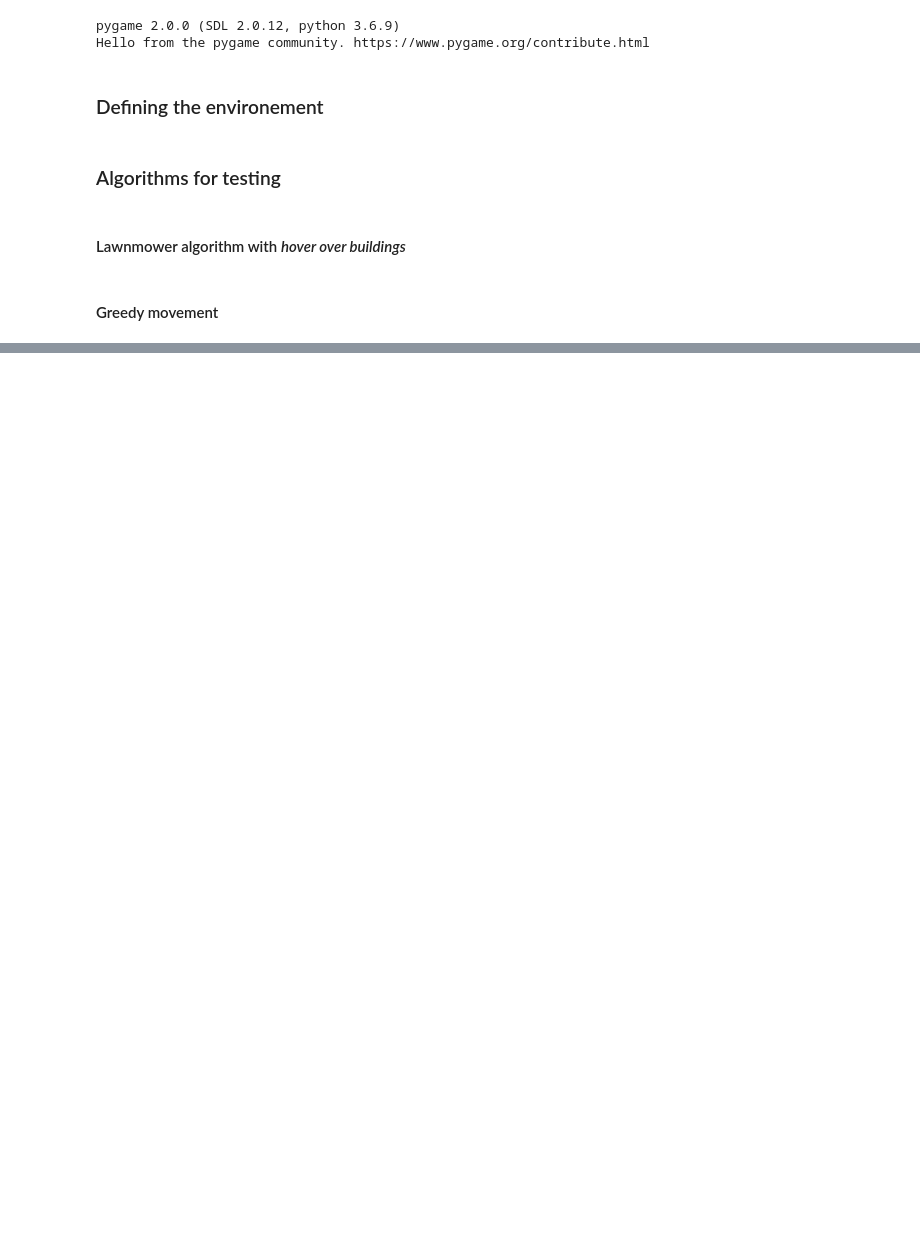
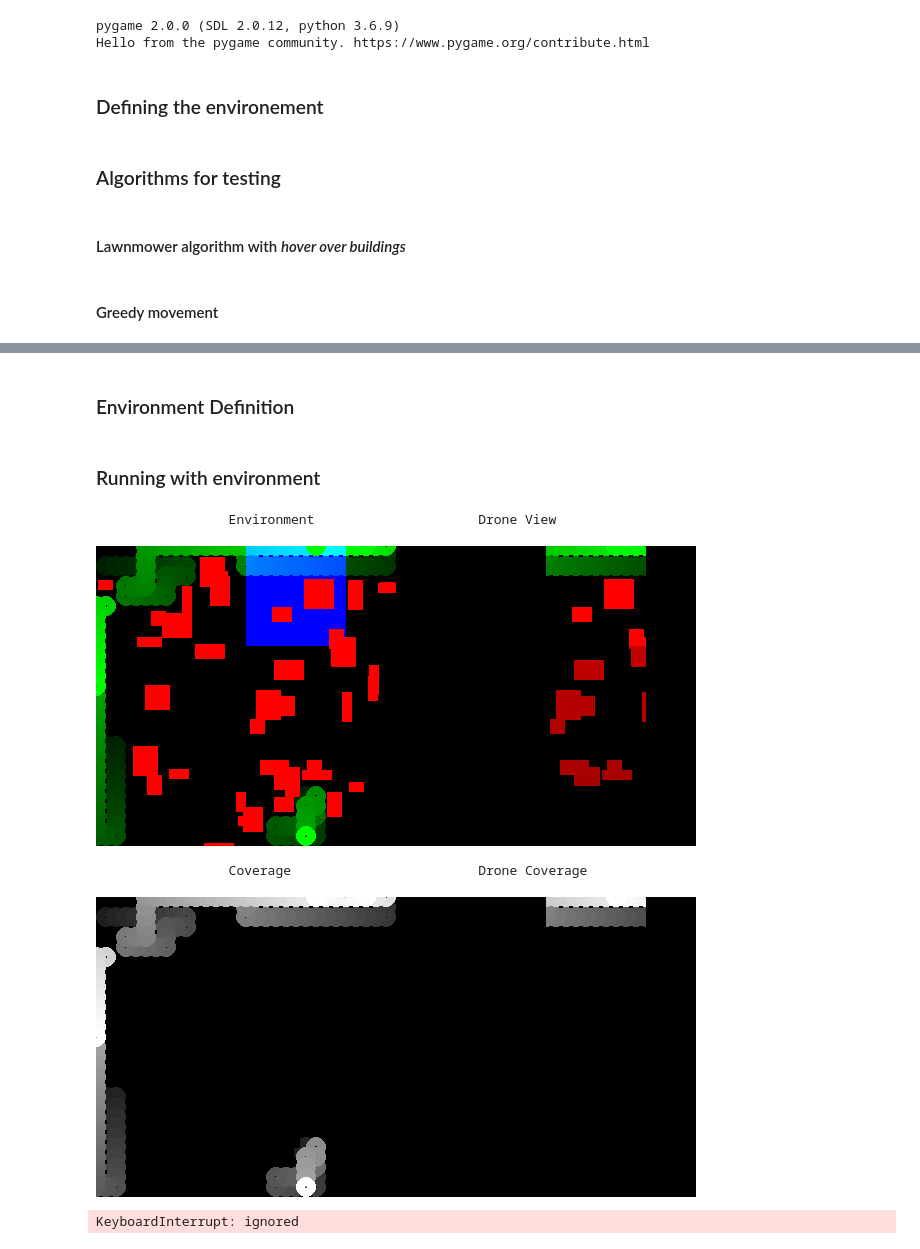
Before and after one commit to kulbir-ahluwalia/CMSC818B_MiniProject_2, a Jupyter notebook: python/pm_python.ipynb, the cells around one changed output, grey strips where cells are left out. Saved outputs shown, nothing was run; the diff lists cells and outputs as text; code cells hidden in the pictures; blank space fills up the shorter version.

```diff
--- a/python/pm_python.ipynb
+++ b/python/pm_python.ipynb
@@ -254,0 +391,4 @@ for i in range(300):
+# %% [markdown]
+### Environment Definition
+# %%
+N_DISCRETE_ACTIONS = 4
@@ -254,0 +632,22 @@ for i in range(300):
+# %% [markdown]
+### Running with environment
+# %%
+height, width = 300, 300
+robot_info = [20, 10, 10, 0, 260, 10, 200, 10, 10, 250, 200, 10]
+drone_info = [150, 150, 100]
+num_obstacles = 40 # number of objects
+drone_latency = 2
+
+env = PMGridEnv(height, width, robot_info, drone_info, num_obstacles, drone_latency)
+# %%
+for i in range(300):
+    observation, reward, done, info = env.step(0)
+    print(reward)
+    env.render()
+    time.sleep(0.1)
+# %% [output]
+                 Environment                     Drone View
+[figure, added]
+                 Coverage                        Drone Coverage
+[figure, added]
+KeyboardInterrupt: ignored
```
Also changed, not shown: parts of 13 cells of this notebook.
